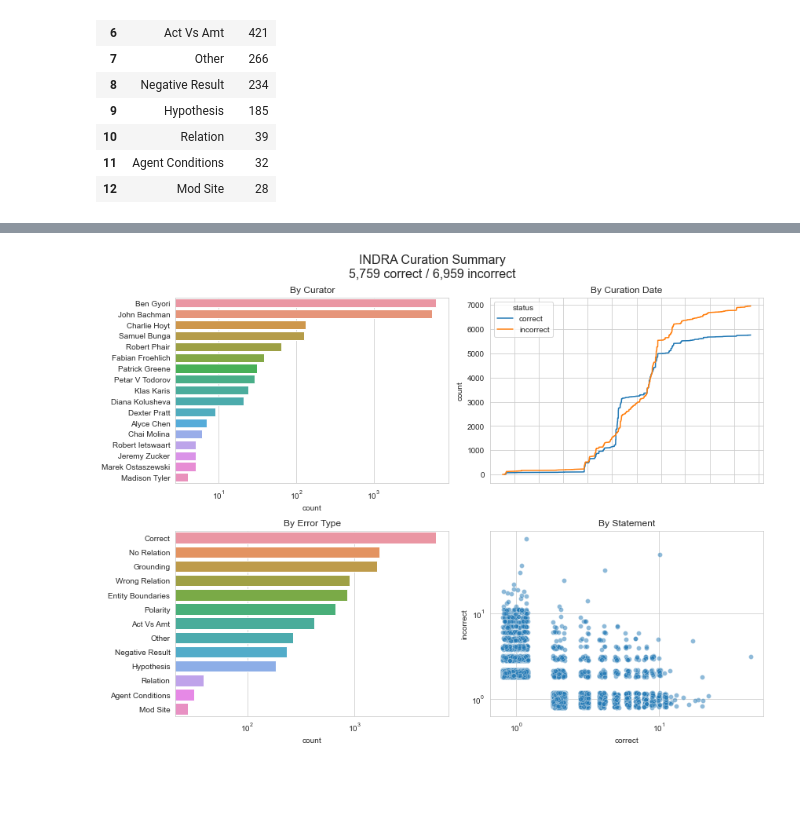
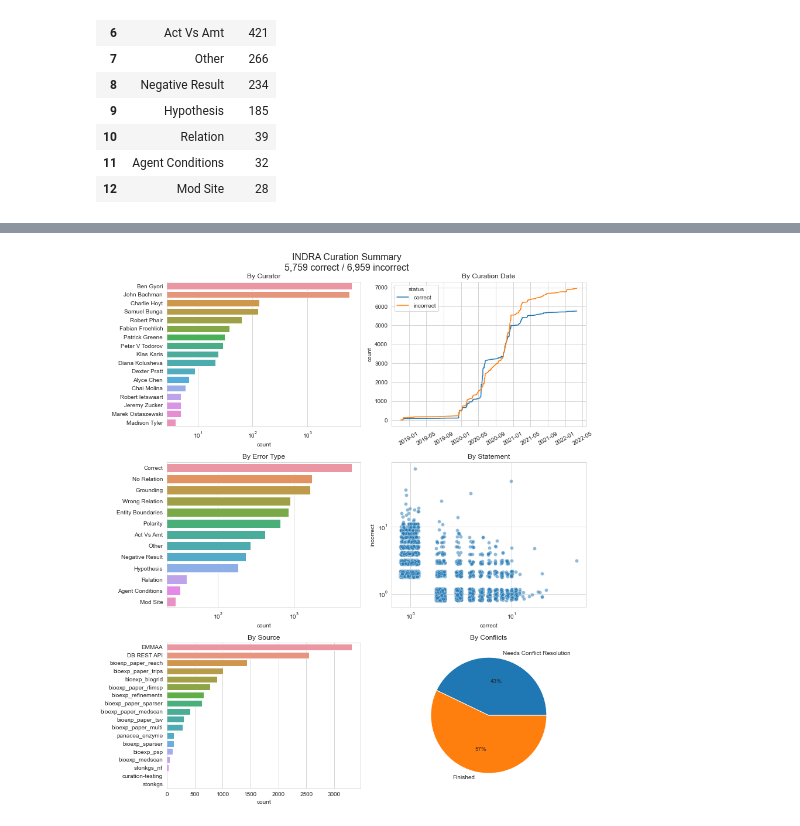
Before and after one commit to gyorilab/indra_cogex, a Jupyter notebook: notebooks/Curation Summary.ipynb, the cells around one changed output, grey strips where cells are left out. Cells and saved outputs as stored; diff of their text form; code cells hidden in the pictures; blank space fills up the shorter version.

Commit message:
Update curation summary notebook

```diff
--- a/notebooks/Curation Summary.ipynb
+++ b/notebooks/Curation Summary.ipynb
@@ -14,2 +31,7 @@ WARNING: [2022-03-23 22:33:08] indra_db.databases - Copy utilities unavailable:
 # %%
 curations = get_curations()
+# %%
+source_counter = Counter(c['source'] for c in curations if c["source"])
+source_df = pd.DataFrame(source_counter.most_common(), columns=["source", "count"])
+source_df = source_df[source_df["count"] > 1]
+source_df
@@ -125,3 +165,6 @@ error_type_df
 | 10 | Relation | 39 |
 | 11 | Agent Conditions | 32 |
 | 12 | Mod Site | 28 |
+# %%
+statuses = get_statuses(curations)
+status_counter = Counter(statuses.values())
@@ -128,7 +174,7 @@ error_type_df
 # %%
 sns.set_style("whitegrid")
 
-fig, ((lax, rax), (blax, brax)) = plt.subplots(2, 2, figsize=(12, 9))
+fig, ((lax, rax), (blax, brax), (bblax, bbrax)) = plt.subplots(nrows=3, ncols=2, figsize=(12, 4.5 * 3))
 
 sns.barplot(data=count_df[count_df["count"] > 2], y="curator", x="count", ax=lax)
 lax.set_xscale("log")
@@ -137,33 +183,44 @@ lax.set_title("By Curator")
 
 
 sns.lineplot(data=time_df, x="date", y="count", hue="status", ax=rax)
-# FIXME
-# rax.set_xticklabels(rax.get_xticklabels(), rotation=30)
 rax.set_title("By Curation Date")
 rax.set_xlabel("")
+rax.tick_params(axis='x', rotation=30)
 
 sns.barplot(data=error_type_df, x="count", y="tag", ax=blax)
 blax.set_ylabel("")
 blax.set_title("By Error Type")
 blax.set_xscale("log")
 
 sns.scatterplot(
     data=df,
     x=1 + df["correct"] + np.random.uniform(-0.2, 0.2, size=df["correct"].size),
     y=1 + df["incorrect"] + np.random.uniform(-0.2, 0.2, size=df["incorrect"].size),
     alpha=0.5,
     ax=brax,
 )
 brax.set_xscale("log")
 brax.set_yscale("log")
 brax.set_title("By Statement")
 
+sns.barplot(data=source_df[source_df["count"] > 2], y="source", x="count", ax=bblax)
+# bblax.set_xscale("log")
+bblax.set_ylabel("")
+bblax.set_title("By Source")
+
+bbrax.pie(
+    (status_counter[True], status_counter[False]),
+    labels=("Needs Conflict Resolution", "Finished"),
+    autopct='%.0f%%',
+)
+bbrax.set_title("By Conflicts")
+
 total_correct = df.correct.sum()
 total_incorrect = df.incorrect.sum()
 plt.suptitle(f"INDRA Curation Summary\n{total_correct:,} correct / {total_incorrect:,} incorrect", size=16)
 
 plt.tight_layout()
 plt.savefig("/Users/cthoyt/Desktop/curation_summary.png", dpi=300)
 plt.show()
 # %% [output]
-[figure, old version]
+[figure, new version]
```
Also changed, not shown: parts of 4 cells of this notebook, 1 other file.
